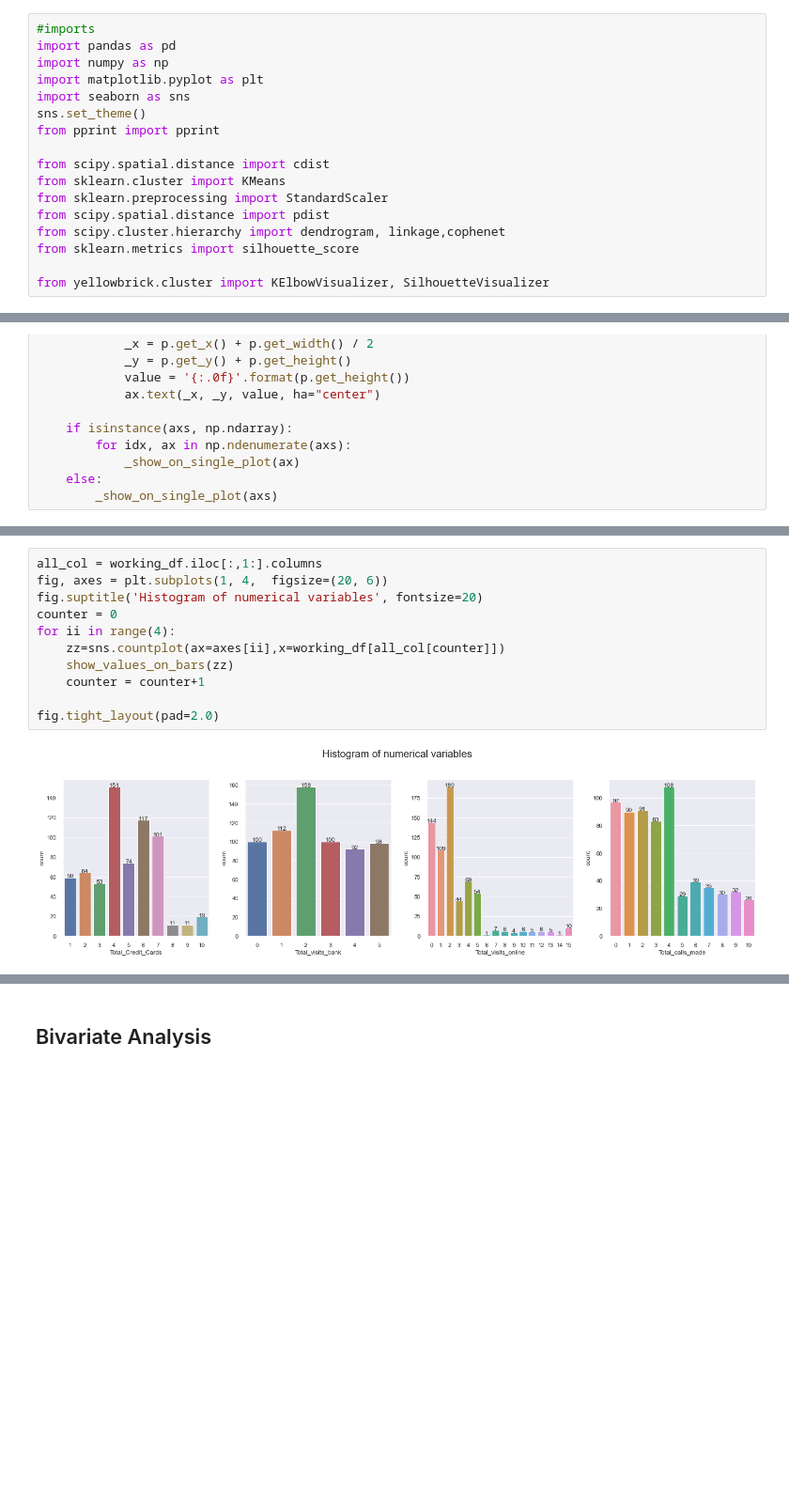
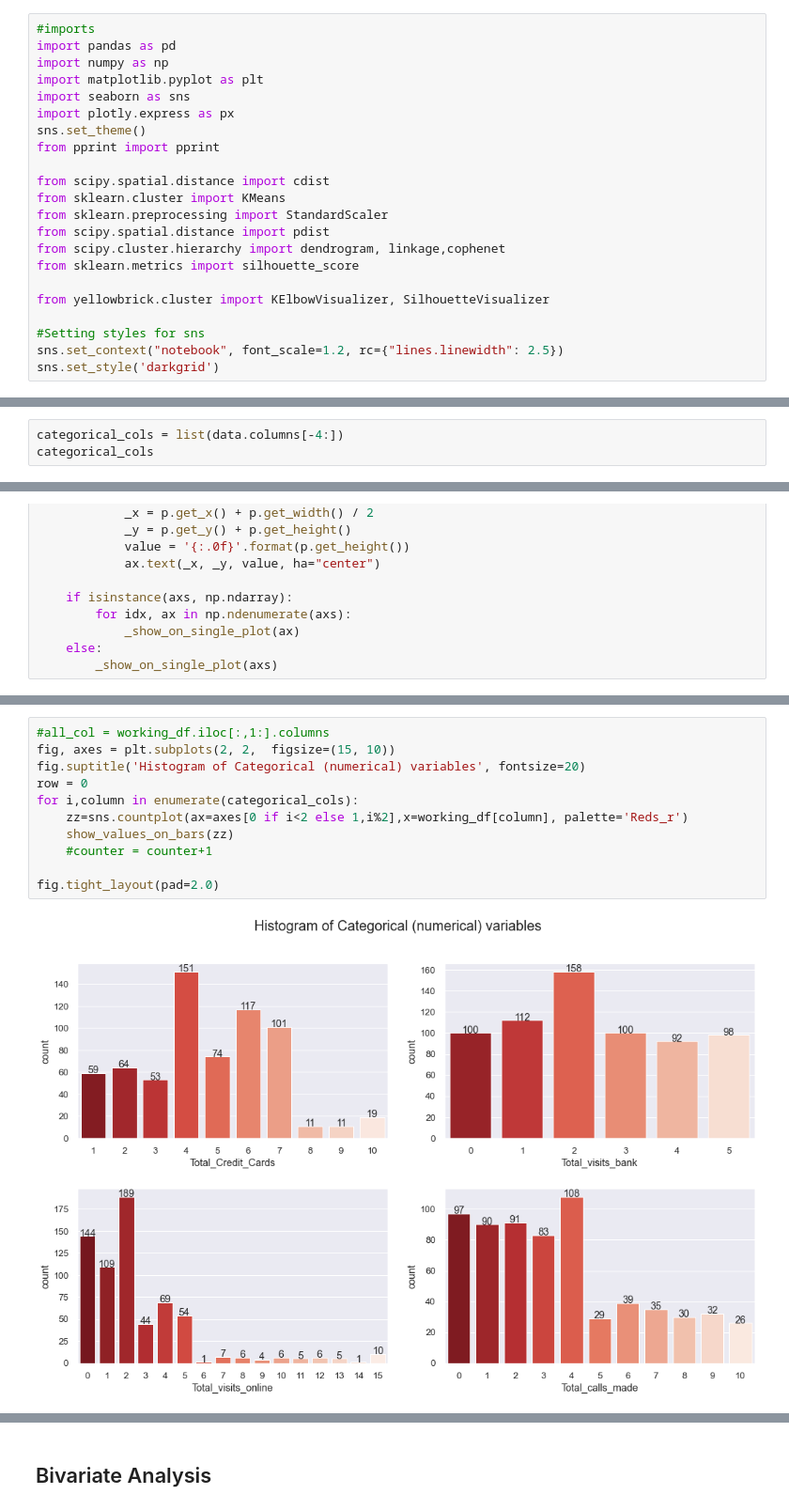
Before and after one commit to oscardog/UTAustin-clustering, a Jupyter notebook: clustering project v1.ipynb, the cells around one changed output, grey strips where cells are left out. Shown at 94% size. Drawn from its saved outputs; the diff is of its cells as text; blank space fills up the shorter version.

```diff
--- a/clustering project v1.ipynb
+++ b/clustering project v1.ipynb
@@ -4,6 +4,7 @@ import pandas as pd
 import numpy as np
 import matplotlib.pyplot as plt
 import seaborn as sns
+import plotly.express as px
 sns.set_theme()
 from pprint import pprint
 
@@ -15,6 +16,10 @@ from scipy.cluster.hierarchy import dendrogram, linkage,cophenet
 from sklearn.metrics import silhouette_score
 
 from yellowbrick.cluster import KElbowVisualizer, SilhouetteVisualizer
+
+#Setting styles for sns
+sns.set_context("notebook", font_scale=1.2, rc={"lines.linewidth": 2.5})
+sns.set_style('darkgrid')
 # %%
 # Reading data
 data = pd.read_excel('Credit Card Customer Data.xlsx')
@@ -62,3 +67,6 @@ Total_visits_bank        6
 Total_visits_online     16
 Total_calls_made        11
 dtype: int64
+# %%
+categorical_cols = list(data.columns[-4:])
+categorical_cols
@@ -162,13 +184,13 @@ histogram_boxplot(working_df['Avg_Credit_Limit'])
 # %%
-all_col = working_df.iloc[:,1:].columns
-fig, axes = plt.subplots(1, 4,  figsize=(20, 6))
-fig.suptitle('Histogram of numerical variables', fontsize=20)
-counter = 0
-for ii in range(4):
-    zz=sns.countplot(ax=axes[ii],x=working_df[all_col[counter]])
+#all_col = working_df.iloc[:,1:].columns
+fig, axes = plt.subplots(2, 2,  figsize=(15, 10))
+fig.suptitle('Histogram of Categorical (numerical) variables', fontsize=20)
+row = 0
+for i,column in enumerate(categorical_cols):
+    zz=sns.countplot(ax=axes[0 if i<2 else 1,i%2],x=working_df[column], palette='Reds_r')
     show_values_on_bars(zz)
-    counter = counter+1
+    #counter = counter+1
 
 fig.tight_layout(pad=2.0)
 # %% [output]
-[figure, old version]
+[figure, new version]
```
Also changed, not shown: parts of 35 cells of this notebook.
